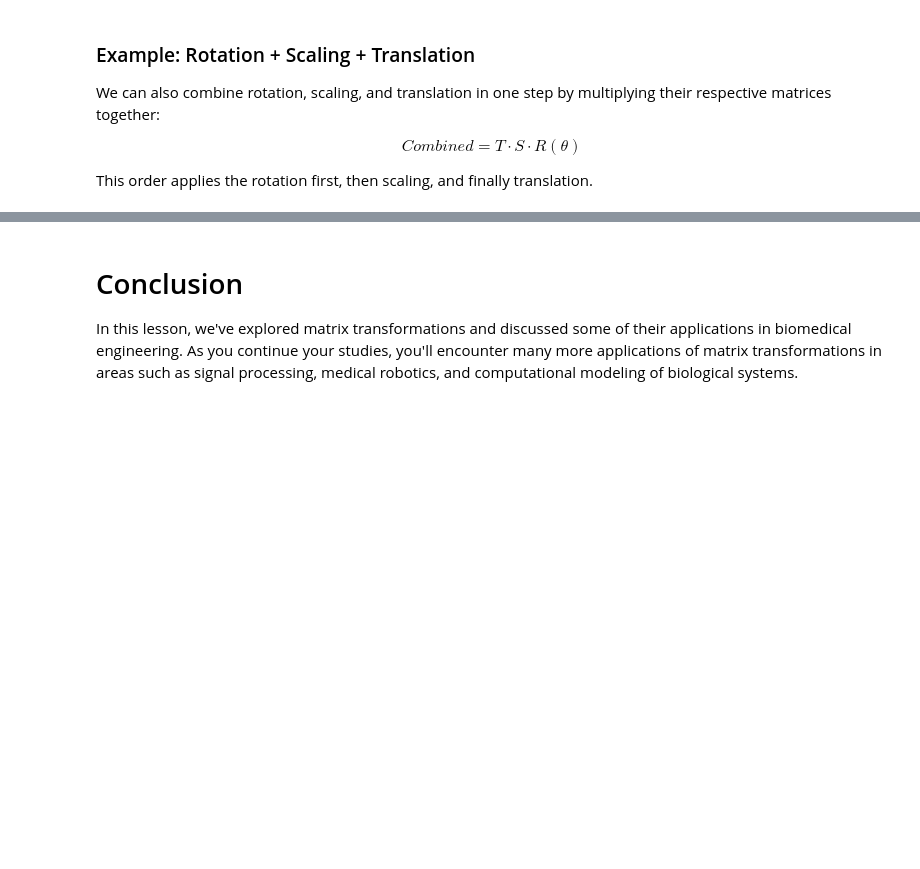
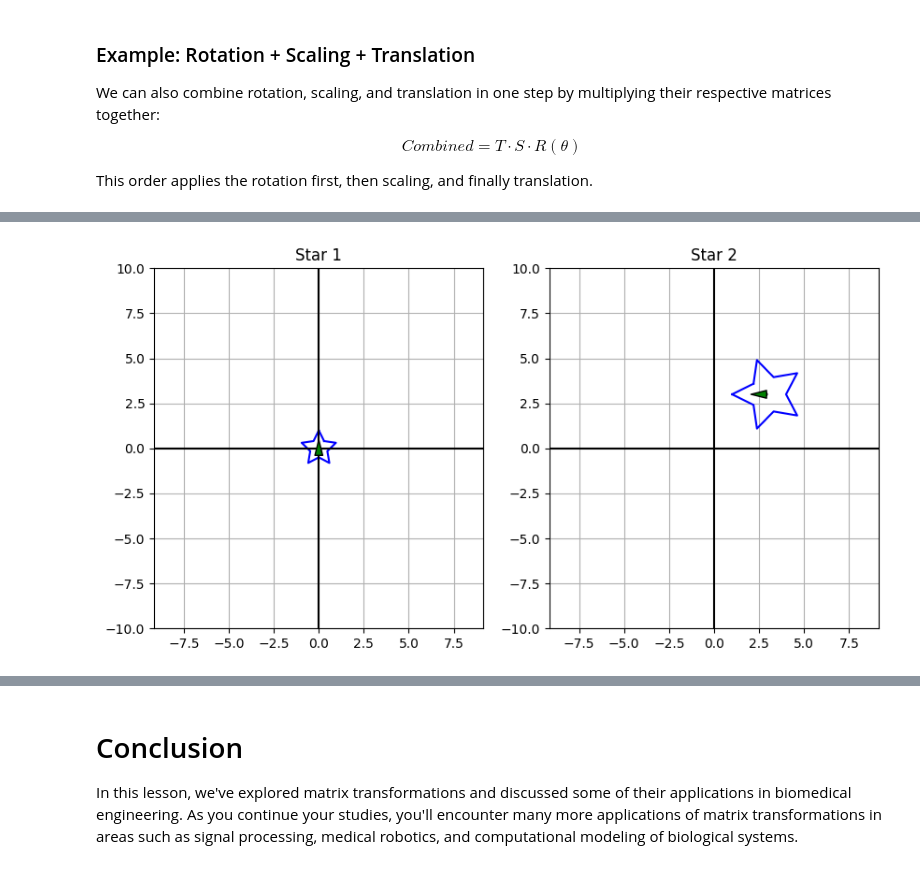
Before and after one commit to snsie/bme3053c, a Jupyter notebook: lessons-solved/06_Matrix_Transformations.ipynb, the cells around one changed output, grey strips where cells are left out. Cells and saved outputs as stored; diff of their text form; code cells hidden in the pictures; blank space fills up the shorter version.

```diff
--- a/lessons-solved/06_Matrix_Transformations.ipynb
+++ b/lessons-solved/06_Matrix_Transformations.ipynb
@@ -117,7 +117,7 @@ Transpose of A:
   * Inverse translation: To undo a translation, we can apply the negative of the original translation.
     * For example, if we translated by (tx, ty), the inverse translation would be (-tx, -ty).
 # %%
-def translate_2d(tx, ty):
+def translate(tx, ty):
     return np.array([
         [1, 0, tx],
         [0, 1, ty],
@@ -127,7 +127,7 @@ def translate_2d(tx, ty):
 
 # Example: Translate a point (1, 2) by (3, 4)
 point = np.array([-1,-3])
-translation = translate_2d(3,0)
+translation = translate(3,0)
 # Convert point to homogeneous coordinates
 homogeneous_point = np.append(point, 1)
 
@@ -487,0 +503,16 @@ plot_stars([star[:,:2],transformed_star[:,:2]])
+# %%
+#Complete the exercise below
+star=generate_star(homogeneous=True)
+
+R=rotate(90)
+S=scale(2,2)
+T=translate(3,3)
+
+combined_transform = T@S@R
+
+transformed_star = (combined_transform @ star.T).T
+
+
+plot_stars([star,transformed_star],global_view=True)
+# %% [output]
+[figure, added]
```
Also changed, not shown: parts of 18 cells of this notebook.
